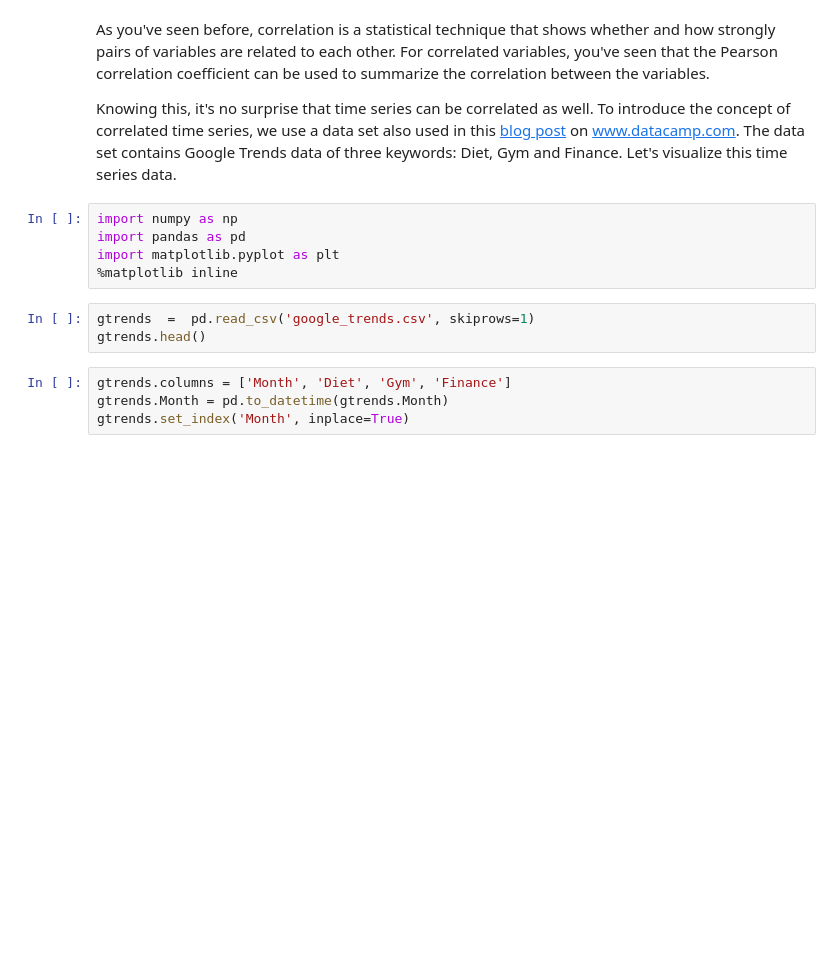
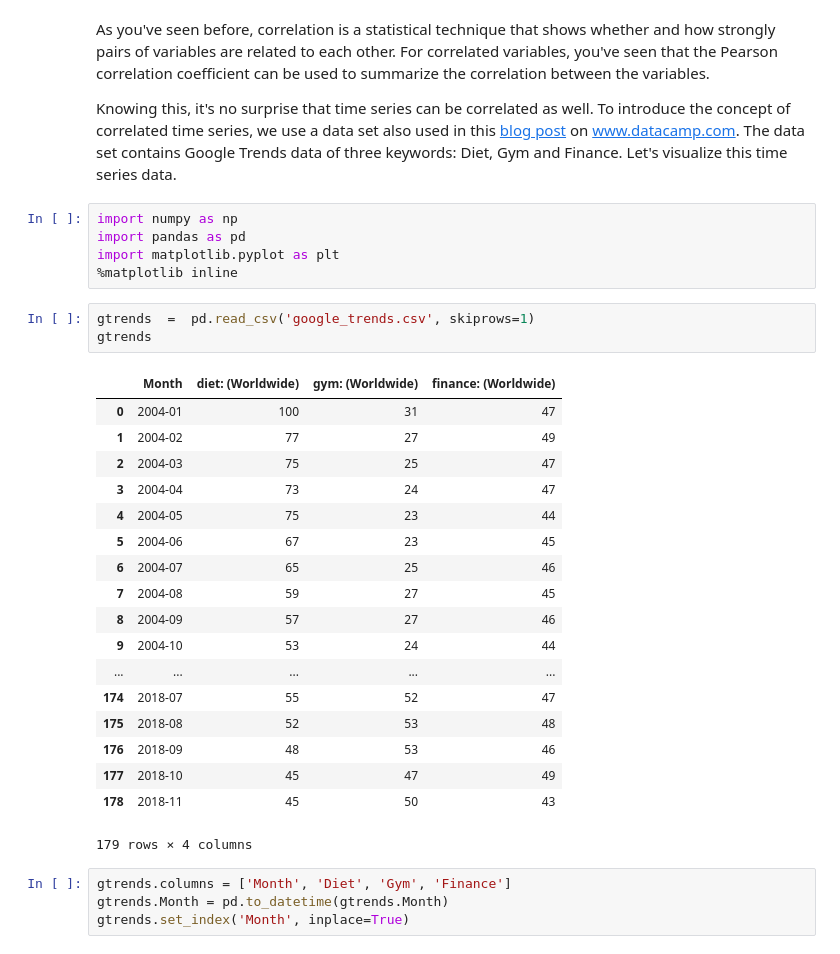
Before and after one commit to znob/dsc-3-26-04-correlation-and-autocorrelation-in-time-series-nyc-career-ds-102218, a Jupyter notebook: index.ipynb, the cells around one changed output. Drawn from its saved outputs; the diff is of its cells as text; blank space fills up the shorter version.

```diff
--- a/index.ipynb
+++ b/index.ipynb
@@ -25,7 +25,26 @@ import matplotlib.pyplot as plt
 %matplotlib inline
 # %%
 gtrends  =  pd.read_csv('google_trends.csv', skiprows=1)
-gtrends.head()
+gtrends
+# %% [output]
+|  | Month | diet: (Worldwide) | gym: (Worldwide) | finance: (Worldwide) |
+| 0 | 2004-01 | 100 | 31 | 47 |
+| 1 | 2004-02 | 77 | 27 | 49 |
+| 2 | 2004-03 | 75 | 25 | 47 |
+| 3 | 2004-04 | 73 | 24 | 47 |
+| 4 | 2004-05 | 75 | 23 | 44 |
+| 5 | 2004-06 | 67 | 23 | 45 |
+| 6 | 2004-07 | 65 | 25 | 46 |
+| 7 | 2004-08 | 59 | 27 | 45 |
+| 8 | 2004-09 | 57 | 27 | 46 |
+| 9 | 2004-10 | 53 | 24 | 44 |
+| ... | ... | ... | ... | ... |
+| 174 | 2018-07 | 55 | 52 | 47 |
+| 175 | 2018-08 | 52 | 53 | 48 |
+| 176 | 2018-09 | 48 | 53 | 46 |
+| 177 | 2018-10 | 45 | 47 | 49 |
+| 178 | 2018-11 | 45 | 50 | 43 |
+179 rows × 4 columns
 # %%
 gtrends.columns = ['Month', 'Diet', 'Gym', 'Finance']
 gtrends.Month = pd.to_datetime(gtrends.Month)
```
